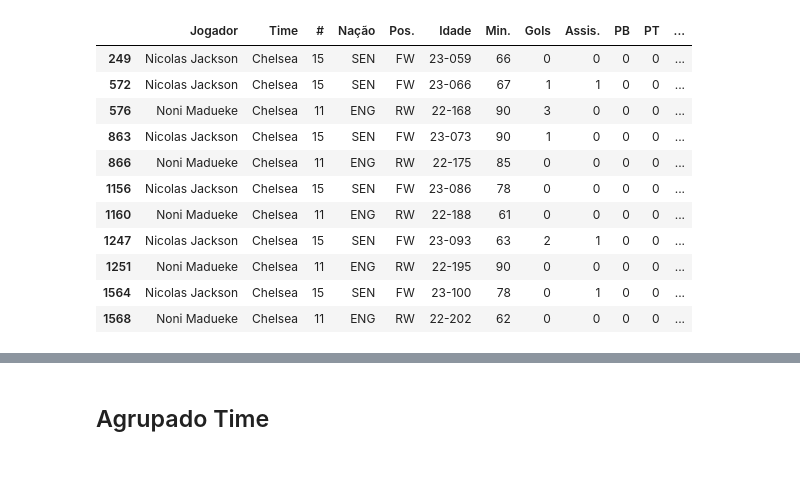
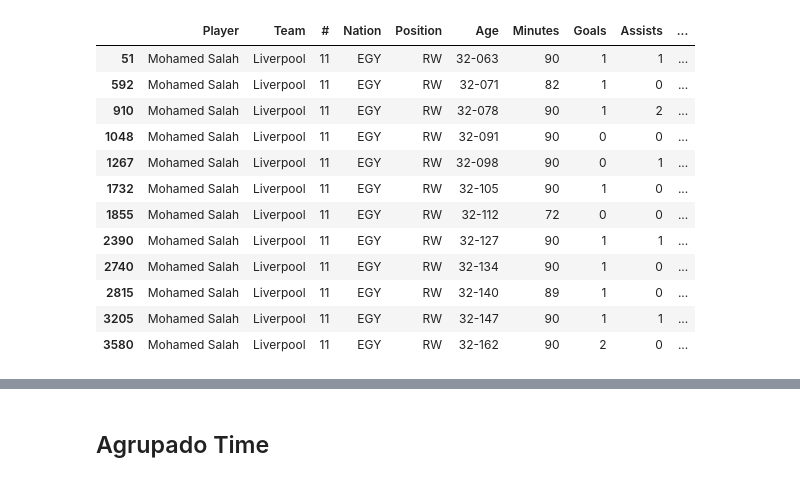
Before and after one commit to eduardopfbp/PremierLeague-PlayerStats, a Jupyter notebook: analiste.ipynb, the cells around one changed output, grey strips where cells are left out. Drawn from its saved outputs; the diff is of its cells as text; code cells hidden in the pictures.

```diff
--- a/analiste.ipynb
+++ b/analiste.ipynb
@@ -3,6 +3,6 @@ import pandas as pd
 
 pd.set_option('display.max_columns', None)
 
-database = pd.read_csv('C://Users//eduar//Desktop//DEV//Football//PremierLeague//database.csv',index_col=None)
+database = pd.read_csv(r'C:\Users\eduar\OneDrive\Desktop\DEV\Football\PremierLeague\database.csv',index_col=None)
 # %%
 # Agrupar os dados por jogador e calcular a soma dos chutes ao gol e a contagem de aparições
@@ -20,18 +36,19 @@ db_agrupado_jogador['Taxa_Chutes_Gol'] = db_agrupado_jogador['Total_Chutes_Gol']
 # %%
-database[database['Jogador'].isin(['','Noni Madueke'])]
+database[database['Player'].isin(['Mohamed Salah'])]
 # %% [output]
-|  | Jogador | Time | # | Nação | Pos. | Idade | Min. | Gols | Assis. | PB | PT | ... |
-| 249 | Nicolas Jackson | Chelsea | 15 | SEN | FW | 23-059 | 66 | 0 | 0 | 0 | 0 | ... |
-| 572 | Nicolas Jackson | Chelsea | 15 | SEN | FW | 23-066 | 67 | 1 | 1 | 0 | 0 | ... |
-| 576 | Noni Madueke | Chelsea | 11 | ENG | RW | 22-168 | 90 | 3 | 0 | 0 | 0 | ... |
-| 863 | Nicolas Jackson | Chelsea | 15 | SEN | FW | 23-073 | 90 | 1 | 0 | 0 | 0 | ... |
-| 866 | Noni Madueke | Chelsea | 11 | ENG | RW | 22-175 | 85 | 0 | 0 | 0 | 0 | ... |
-| 1156 | Nicolas Jackson | Chelsea | 15 | SEN | FW | 23-086 | 78 | 0 | 0 | 0 | 0 | ... |
-| 1160 | Noni Madueke | Chelsea | 11 | ENG | RW | 22-188 | 61 | 0 | 0 | 0 | 0 | ... |
-| 1247 | Nicolas Jackson | Chelsea | 15 | SEN | FW | 23-093 | 63 | 2 | 1 | 0 | 0 | ... |
-| 1251 | Noni Madueke | Chelsea | 11 | ENG | RW | 22-195 | 90 | 0 | 0 | 0 | 0 | ... |
-| 1564 | Nicolas Jackson | Chelsea | 15 | SEN | FW | 23-100 | 78 | 0 | 1 | 0 | 0 | ... |
-| 1568 | Noni Madueke | Chelsea | 11 | ENG | RW | 22-202 | 62 | 0 | 0 | 0 | 0 | ... |
+|  | Player | Team | # | Nation | Position | Age | Minutes | Goals | Assists | ... |
+| 51 | Mohamed Salah | Liverpool | 11 | EGY | RW | 32-063 | 90 | 1 | 1 | ... |
+| 592 | Mohamed Salah | Liverpool | 11 | EGY | RW | 32-071 | 82 | 1 | 0 | ... |
+| 910 | Mohamed Salah | Liverpool | 11 | EGY | RW | 32-078 | 90 | 1 | 2 | ... |
+| 1048 | Mohamed Salah | Liverpool | 11 | EGY | RW | 32-091 | 90 | 0 | 0 | ... |
+| 1267 | Mohamed Salah | Liverpool | 11 | EGY | RW | 32-098 | 90 | 0 | 1 | ... |
+| 1732 | Mohamed Salah | Liverpool | 11 | EGY | RW | 32-105 | 90 | 1 | 0 | ... |
+| 1855 | Mohamed Salah | Liverpool | 11 | EGY | RW | 32-112 | 72 | 0 | 0 | ... |
+| 2390 | Mohamed Salah | Liverpool | 11 | EGY | RW | 32-127 | 90 | 1 | 1 | ... |
+| 2740 | Mohamed Salah | Liverpool | 11 | EGY | RW | 32-134 | 90 | 1 | 0 | ... |
+| 2815 | Mohamed Salah | Liverpool | 11 | EGY | RW | 32-140 | 89 | 1 | 0 | ... |
+| 3205 | Mohamed Salah | Liverpool | 11 | EGY | RW | 32-147 | 90 | 1 | 1 | ... |
+| 3580 | Mohamed Salah | Liverpool | 11 | EGY | RW | 32-162 | 90 | 2 | 0 | ... |
 # %%
 db_agrupado_jogador[db_agrupado_jogador['Jogador'].isin(['Matheus Cunha','Ollie Watkins'])]
 # %% [output]
```
Also changed, not shown: parts of 2 cells of this notebook, 7 other files.
